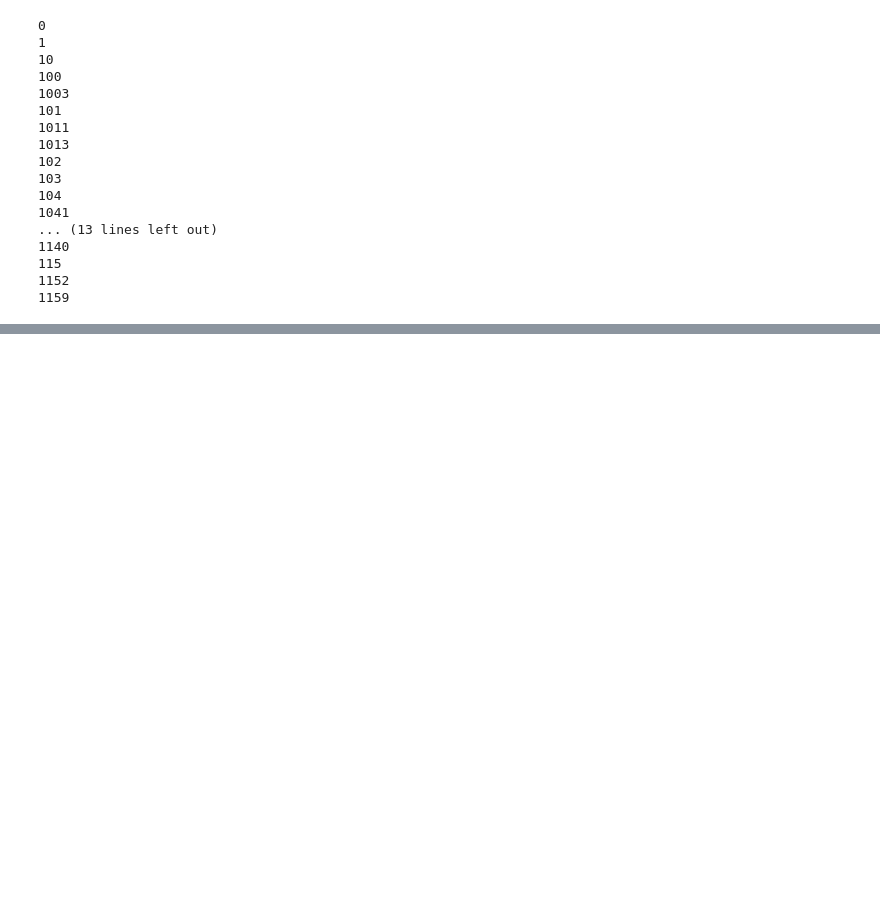
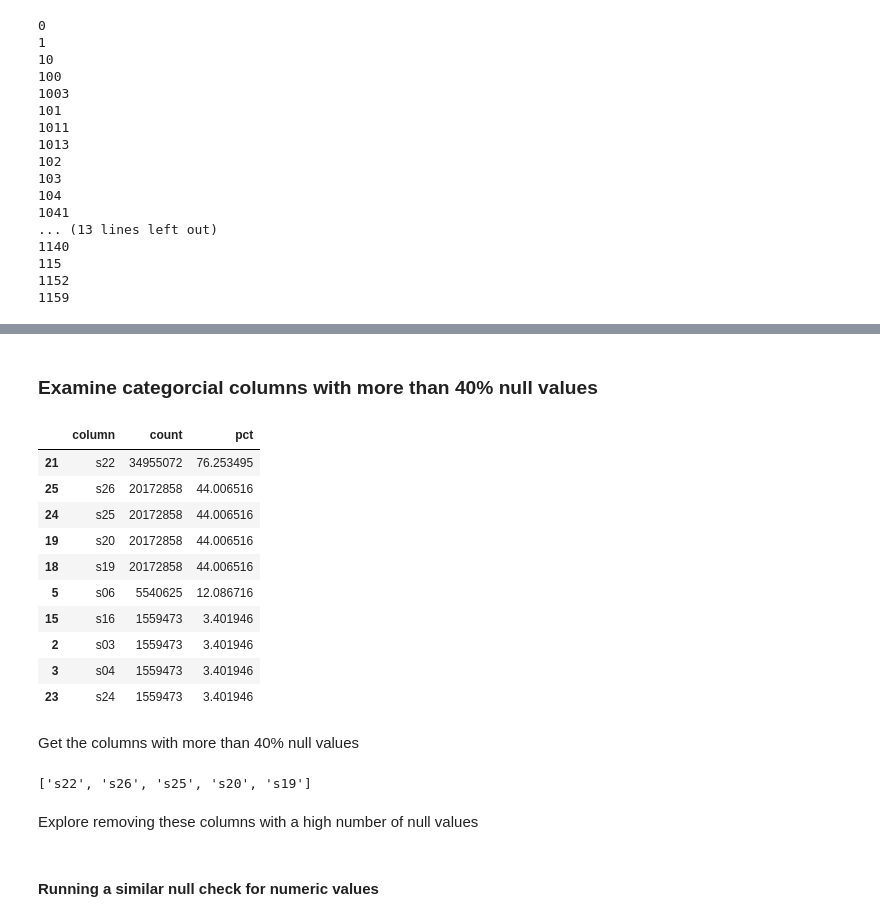
Before and after one commit to psnonis/ClickBait, a Jupyter notebook: notebooks/EDA-Brian.ipynb, the cells around one changed output, grey strips where cells are left out. Saved outputs shown, nothing was run; the diff lists cells and outputs as text; code cells hidden in the pictures; blank space fills up the shorter version.

```diff
--- a/notebooks/EDA-Brian.ipynb
+++ b/notebooks/EDA-Brian.ipynb
@@ -52,0 +166,2 @@
+# %%
+NROWS = criteo.count()
@@ -52,0 +203,31 @@
+# %% [markdown]
+### Examine categorcial columns with more than 40% null values
+# %%
+null_df_pct = null_df.copy()
+null_df_pct['pct'] = (null_df_pct['count']/NROWS) * 100
+
+null_df_pct = null_df_pct.sort_values(by='pct', ascending=False)
+null_df_pct.head(10)
+# %% [output]
+|  | column | count | pct |
+| 21 | s22 | 34955072 | 76.253495 |
+| 25 | s26 | 20172858 | 44.006516 |
+| 24 | s25 | 20172858 | 44.006516 |
+| 19 | s20 | 20172858 | 44.006516 |
+| 18 | s19 | 20172858 | 44.006516 |
+| 5 | s06 | 5540625 | 12.086716 |
+| 15 | s16 | 1559473 | 3.401946 |
+| 2 | s03 | 1559473 | 3.401946 |
+| 3 | s04 | 1559473 | 3.401946 |
+| 23 | s24 | 1559473 | 3.401946 |
+# %% [markdown]
+Get the columns with more than 40% null values
+# %%
+high_null_list = null_df_pct[null_df_pct['pct'] > 40]['column'].to_list()
+high_null_list
+# %% [output]
+['s22', 's26', 's25', 's20', 's19']
+# %% [markdown]
+Explore removing these columns with a high number of null values
+# %% [markdown]
+#### Running a similar null check for numeric values
```
Also changed, not shown: parts of 38 cells of this notebook, 16 other files.
